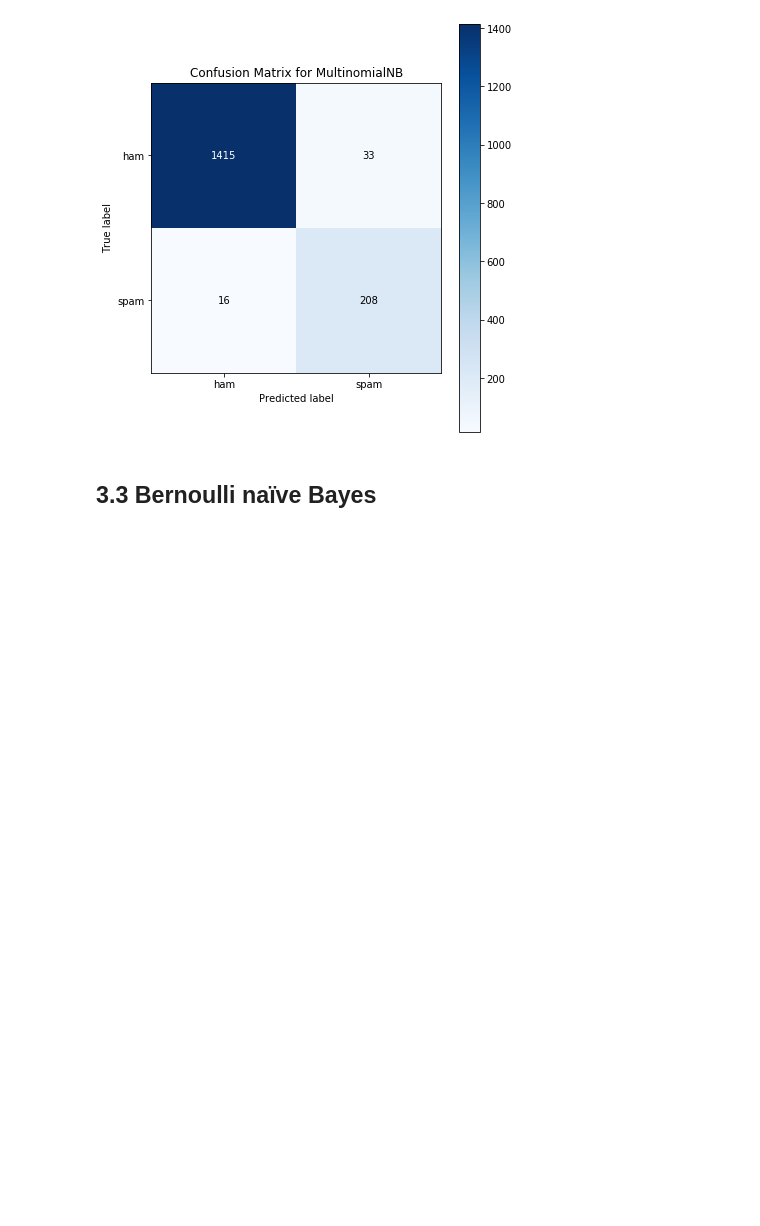
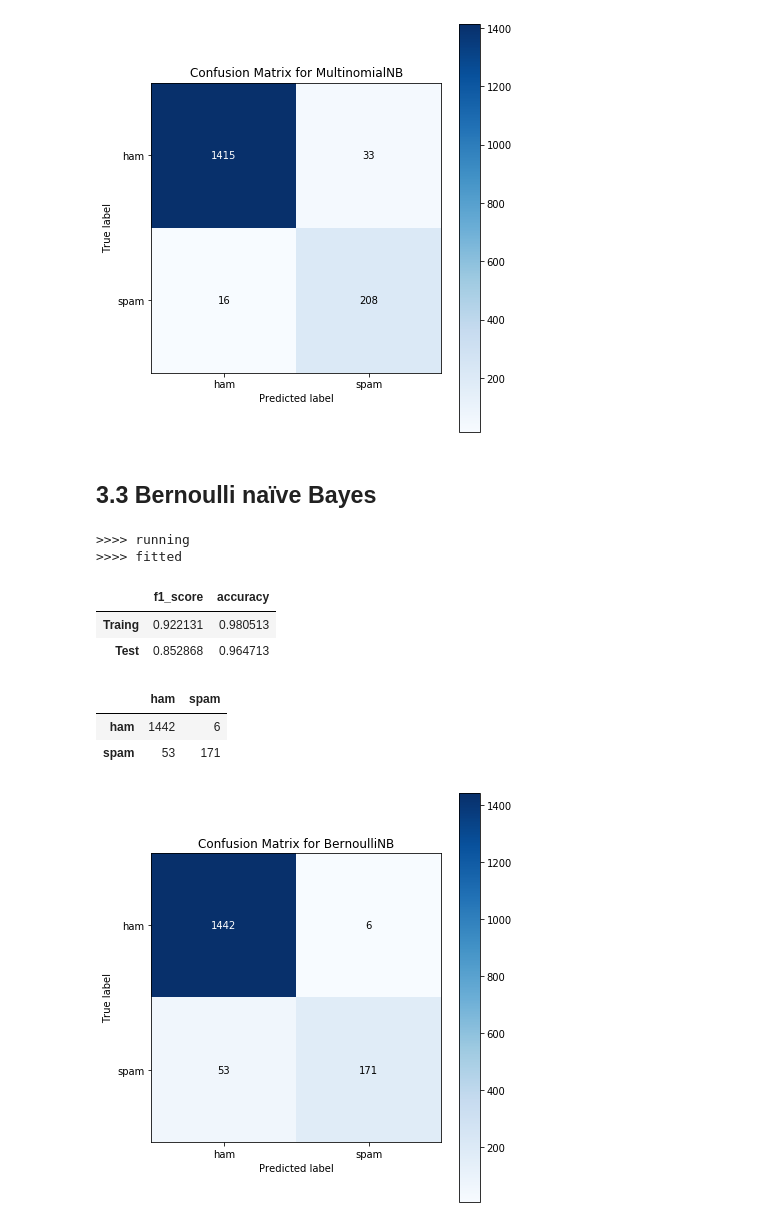
Before and after one commit to ECS171-Project/Final-project, a Jupyter notebook: NaiiveBayes.ipynb, the cells around one changed output. Drawn from its saved outputs; the diff is of its cells as text; code cells hidden in the pictures; blank space fills up the shorter version.

Commit message:
Bernoulli naïve bayes model

```diff
--- a/NaiiveBayes.ipynb
+++ b/NaiiveBayes.ipynb
@@ -190,3 +190,25 @@ plt.show()
 [figure]
 # %% [markdown]
 ## 3.3 Bernoulli naïve Bayes
+# %%
+bnb = myBayes(BernoulliNB)
+bnb(x_tr, x_te, y_tr, y_te)
+# %% [output]
+>>>> running
+>>>> fitted
+# %%
+bnb.get_scores()
+# %% [output]
+|  | f1_score | accuracy |
+| Traing | 0.922131 | 0.980513 |
+| Test | 0.852868 | 0.964713 |
+# %%
+bnb.get_confusion_matrix
+# %% [output]
+|  | ham | spam |
+| ham | 1442 | 6 |
+| spam | 53 | 171 |
+# %%
+bnb.plot_confusion
+# %% [output]
+[figure, added]
```
